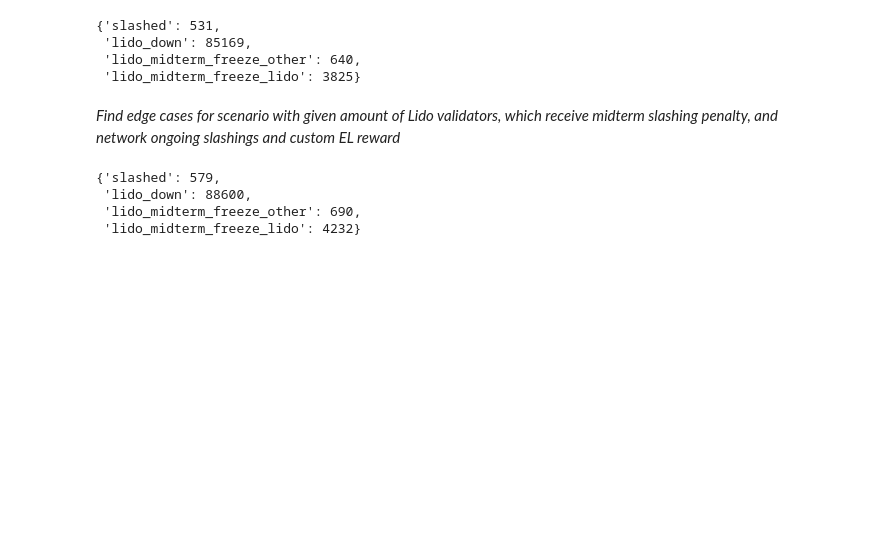
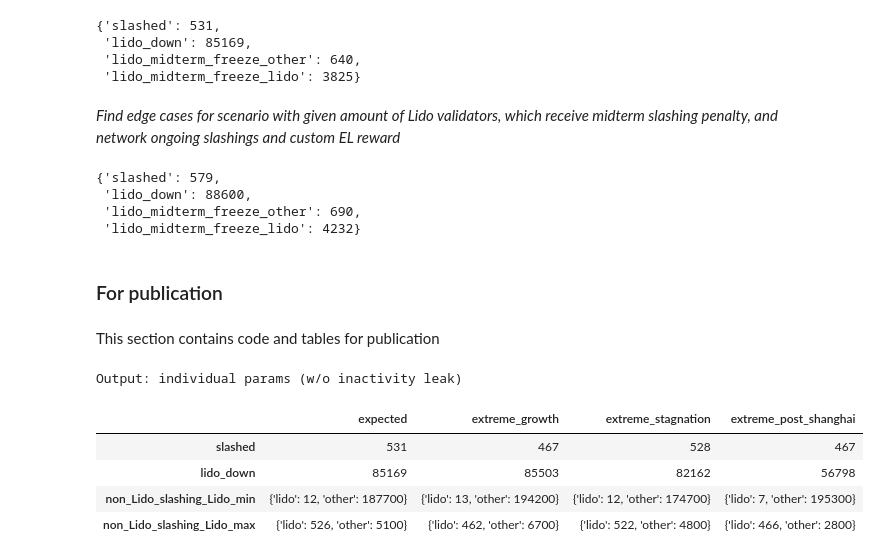
Before and after one commit to lidofinance/withdrawls-analysis, a Jupyter notebook: Beacon Chain model/beaconchain_model.ipynb, the cells around one changed output. Cells and saved outputs as stored; diff of their text form; code cells hidden in the pictures; blank space fills up the shorter version.

```diff
--- a/Beacon Chain model/beaconchain_model.ipynb
+++ b/Beacon Chain model/beaconchain_model.ipynb
@@ -541,3 +541,7 @@ get_scenarios_EL_change_with_freeze(network_scenario=network_scenarios[0],el_rew
  'lido_down': 88600,
  'lido_midterm_freeze_other': 690,
  'lido_midterm_freeze_lido': 4232}
+# %% [markdown]
+### For publication
+# %% [markdown]
+This section contains code and tables for publication
@@ -543,0 +601,9 @@ get_scenarios_EL_change_with_freeze(network_scenario=network_scenarios[0],el_rew
+# %%
+pd.DataFrame(simulate_scenarios(network_scenarios)).style.set_caption("Output: individual params (w/o inactivity leak)")
+# %% [output]
+Output: individual params (w/o inactivity leak)
+|  | expected | extreme_growth | extreme_stagnation | extreme_post_shanghai |
+| slashed | 531 | 467 | 528 | 467 |
+| lido_down | 85169 | 85503 | 82162 | 56798 |
+| non_Lido_slashing_Lido_min | {'lido': 12, 'other': 187700} | {'lido': 13, 'other': 194200} | {'lido': 12, 'other': 174700} | {'lido': 7, 'other': 195300} |
+| non_Lido_slashing_Lido_max | {'lido': 526, 'other': 5100} | {'lido': 462, 'other': 6700} | {'lido': 522, 'other': 4800} | {'lido': 466, 'other': 2800} |
```
Also changed, not shown: parts of 4 cells of this notebook, 3 other files.
